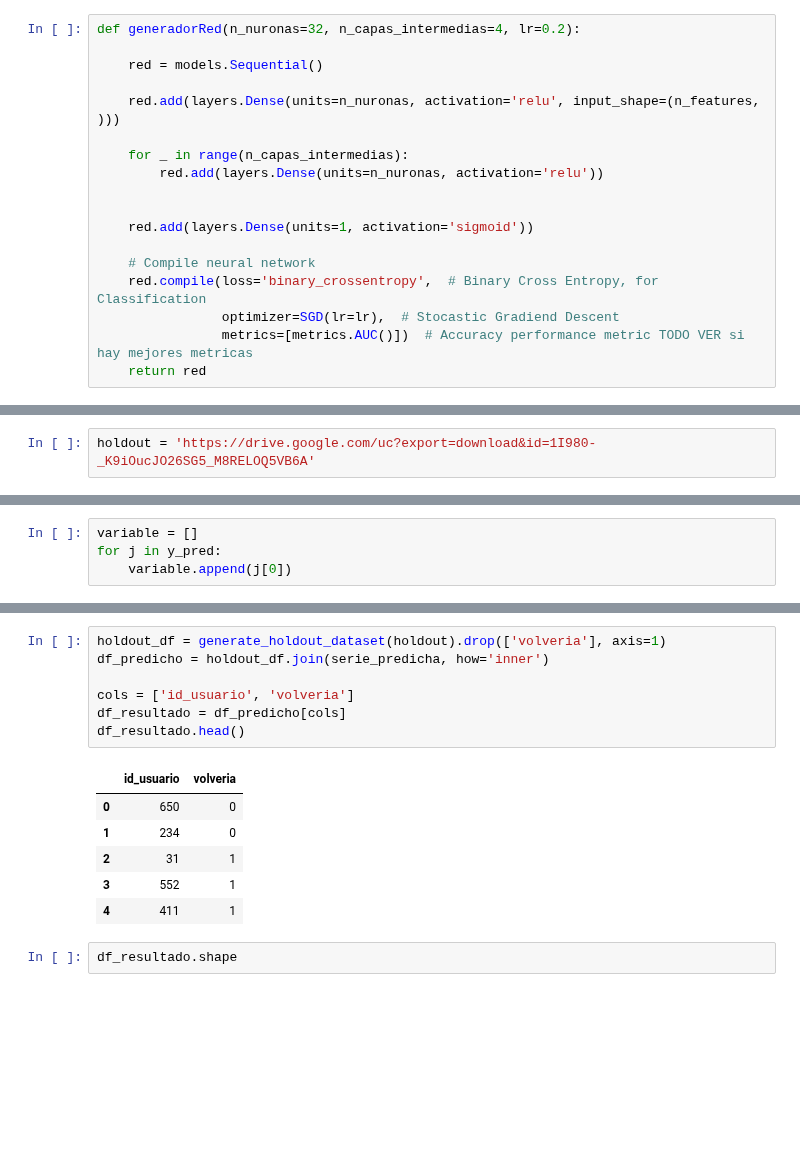
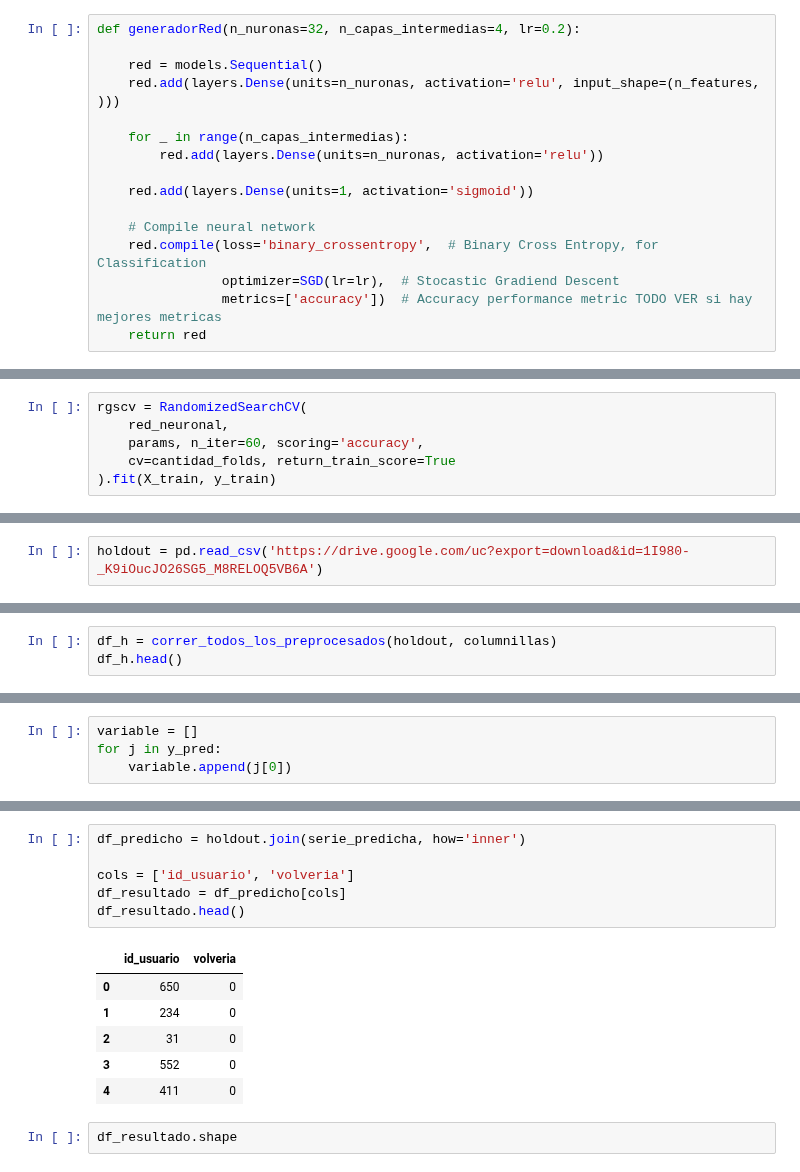
Before and after one commit to JuanOpizzi/Datos-2020-2c, a Jupyter notebook: TP2/red_neuronal.ipynb, the cells around one changed output, grey strips where cells are left out. Drawn from its saved outputs; the diff is of its cells as text; blank space fills up the shorter version.

Commit message:
arreglo error del early stopping en la red neuronal y cambio pre procesado

```diff
--- a/TP2/red_neuronal.ipynb
+++ b/TP2/red_neuronal.ipynb
@@ -101,19 +92,17 @@ from keras import metrics
 def generadorRed(n_nuronas=32, n_capas_intermedias=4, lr=0.2):
 
     red = models.Sequential()
-
     red.add(layers.Dense(units=n_nuronas, activation='relu', input_shape=(n_features, )))
 
     for _ in range(n_capas_intermedias):
         red.add(layers.Dense(units=n_nuronas, activation='relu'))
-
 
     red.add(layers.Dense(units=1, activation='sigmoid'))
 
     # Compile neural network
     red.compile(loss='binary_crossentropy',  # Binary Cross Entropy, for Classification
                 optimizer=SGD(lr=lr),  # Stocastic Gradiend Descent
-                metrics=[metrics.AUC()])  # Accuracy performance metric TODO VER si hay mejores metricas
+                metrics=['accuracy'])  # Accuracy performance metric TODO VER si hay mejores metricas
     return red
 # %%
 cantidad_folds = 5
@@ -158,0 +122,6 @@ WARNING:tensorflow:6 out of the last 11 calls to <function Model.make_predict_fu
+# %%
+rgscv = RandomizedSearchCV(
+    red_neuronal,
+    params, n_iter=60, scoring='accuracy',
+    cv=cantidad_folds, return_train_score=True
+).fit(X_train, y_train)
@@ -260,4 +243,4 @@ plot_confusion_matrix(y_test, rgscv.predict(X_test))
 # %% [markdown]
 ## Test Holdout
 # %%
-holdout = 'https://drive.google.com/uc?export=download&id=1I980-_K9iOucJO26SG5_M8RELOQ5VB6A'
+holdout = pd.read_csv('https://drive.google.com/uc?export=download&id=1I980-_K9iOucJO26SG5_M8RELOQ5VB6A')
@@ -277,0 +247,3 @@ df_h.head()
+# %%
+df_h = correr_todos_los_preprocesados(holdout, columnillas)
+df_h.head()
@@ -325,17 +304,16 @@ serie_predicha.head(15)
 # %%
-holdout_df = generate_holdout_dataset(holdout).drop(['volveria'], axis=1)
-df_predicho = holdout_df.join(serie_predicha, how='inner')
+df_predicho = holdout.join(serie_predicha, how='inner')
 
 cols = ['id_usuario', 'volveria']
 df_resultado = df_predicho[cols]
 df_resultado.head()
 # %% [output]
 |  | id_usuario | volveria |
 | 0 | 650 | 0 |
 | 1 | 234 | 0 |
-| 2 | 31 | 1 |
-| 3 | 552 | 1 |
-| 4 | 411 | 1 |
+| 2 | 31 | 0 |
+| 3 | 552 | 0 |
+| 4 | 411 | 0 |
 # %%
 df_resultado.shape
 # %% [output]
```
Also changed, not shown: parts of 32 cells of this notebook, 1 other file.
